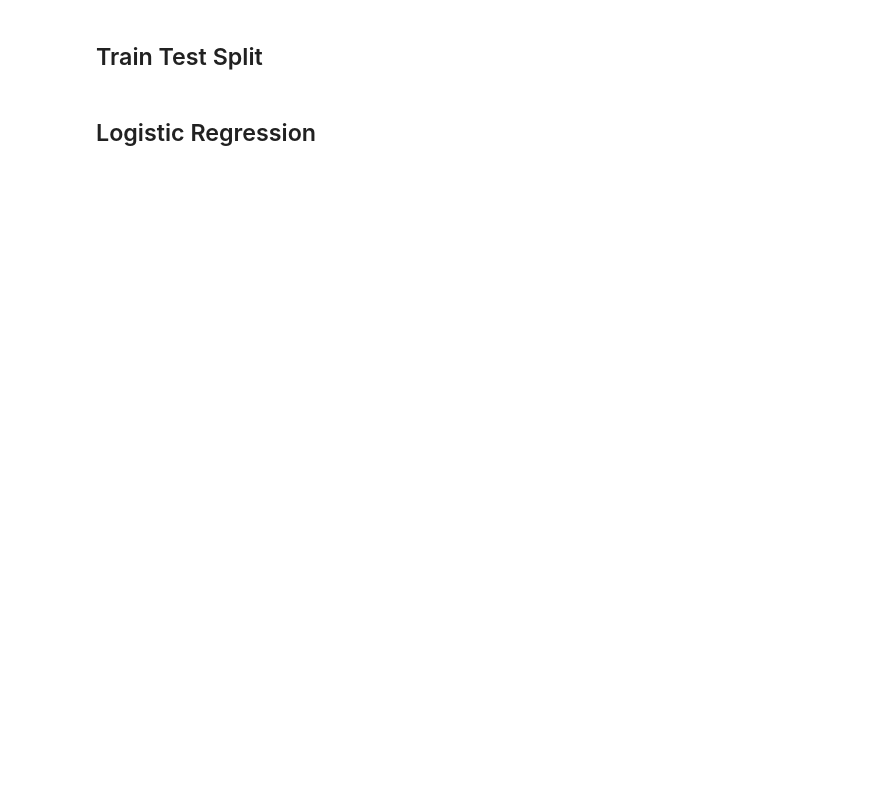
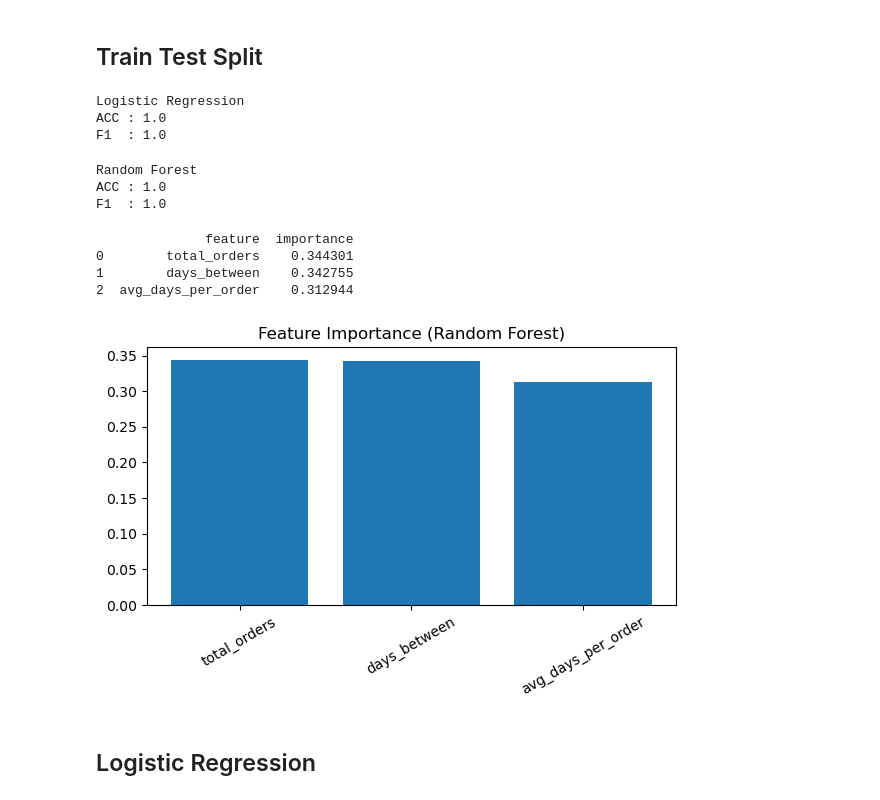
Before and after one commit to rjaekawpxm1-netizen/portfolio, a Jupyter notebook: Projects/project2_churn_prediction/churn_modeling.ipynb, the cells around one changed output. Cells and saved outputs as stored; diff of their text form; code cells hidden in the pictures; blank space fills up the shorter version.

```diff
--- a/Projects/project2_churn_prediction/churn_modeling.ipynb
+++ b/Projects/project2_churn_prediction/churn_modeling.ipynb
@@ -22,3 +41,63 @@ sc=StandardScaler(); X_train_sc=sc.fit_transform(X_train); X_test_sc=sc.transfor
+# %%
+from sklearn.linear_model import LogisticRegression
+from sklearn.metrics import accuracy_score, f1_score
+
+logit = LogisticRegression(max_iter=500)
+logit.fit(X_train_sc, y_train)
+pred_lr = logit.predict(X_test_sc)
+
+print("Logistic Regression")
+print("ACC :", accuracy_score(y_test, pred_lr))
+print("F1  :", f1_score(y_test, pred_lr))
+# %% [output]
+Logistic Regression
+ACC : 1.0
+F1  : 1.0
+# %%
+from sklearn.ensemble import RandomForestClassifier
+
+rf = RandomForestClassifier(n_estimators=200, random_state=42)
+rf.fit(X_train, y_train)
+pred_rf = rf.predict(X_test)
+
+print("Random Forest")
+print("ACC :", accuracy_score(y_test, pred_rf))
+print("F1  :", f1_score(y_test, pred_rf))
+# %% [output]
+Random Forest
+ACC : 1.0
+F1  : 1.0
+# %%
+# Feature Importance 계산
+import pandas as pd
+import matplotlib.pyplot as plt
+
+# feature importance 계산
+importances = rf.feature_importances_
+imp_df = pd.DataFrame({
+    'feature': features,
+    'importance': importances
+}).sort_values('importance', ascending=False)
+
+print(imp_df)
+
+# 시각화 + 저장
+plt.figure(figsize=(6,4))
+plt.bar(imp_df['feature'], imp_df['importance'])
+plt.title("Feature Importance (Random Forest)")
+plt.xticks(rotation=30)
+plt.tight_layout()
+
+# 🔥 여기서 images 폴더에 자동 저장
+plt.savefig('images/churn_feature_importance.png', dpi=150)
+
+plt.show()
+# %% [output]
+              feature  importance
+0        total_orders    0.344301
+1        days_between    0.342755
+2  avg_days_per_order    0.312944
+[figure, added]
 # %% [markdown]
 ## Logistic Regression
 # %%
```
Also changed, not shown: parts of 7 cells of this notebook, 5 other files.
